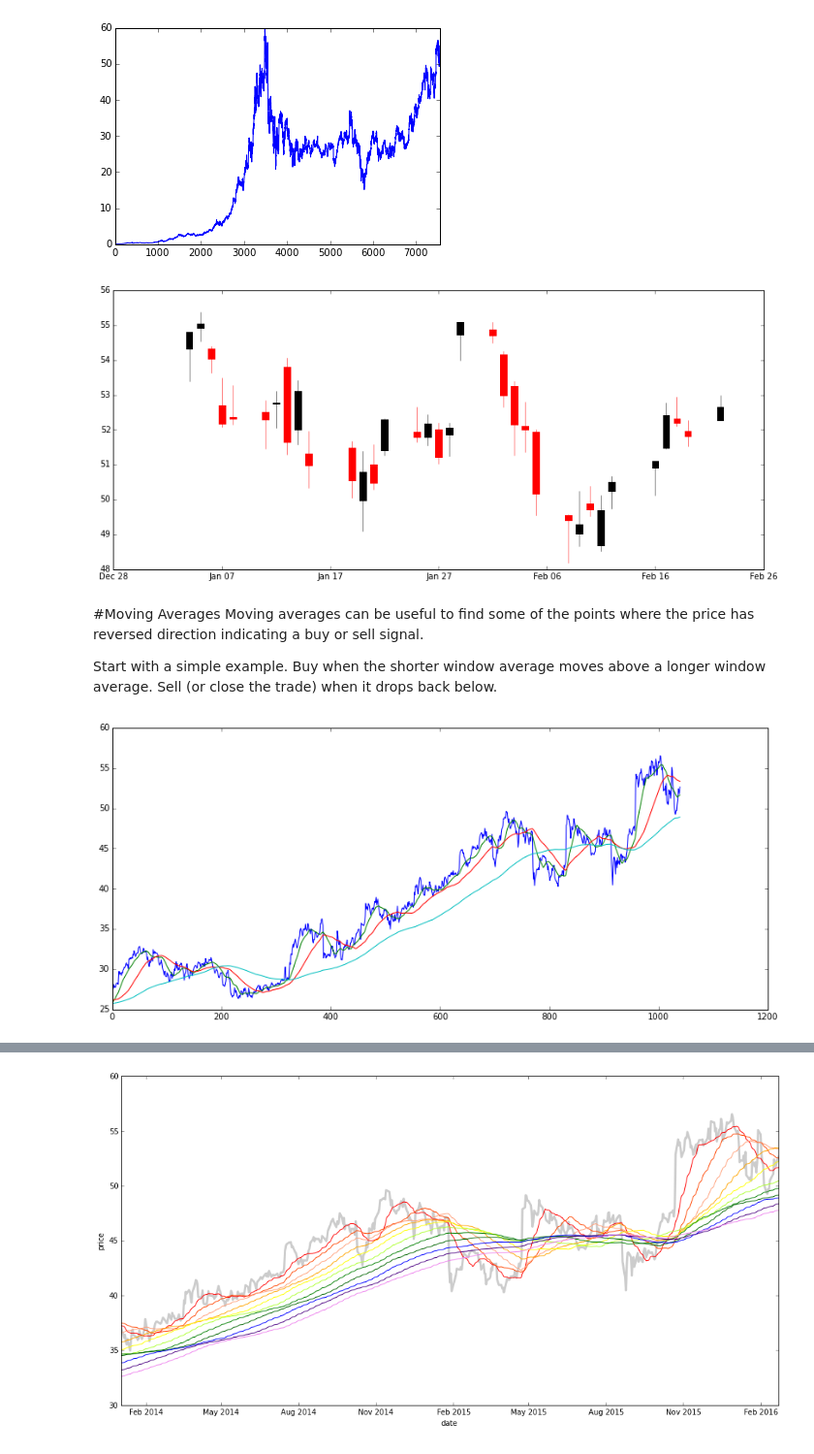
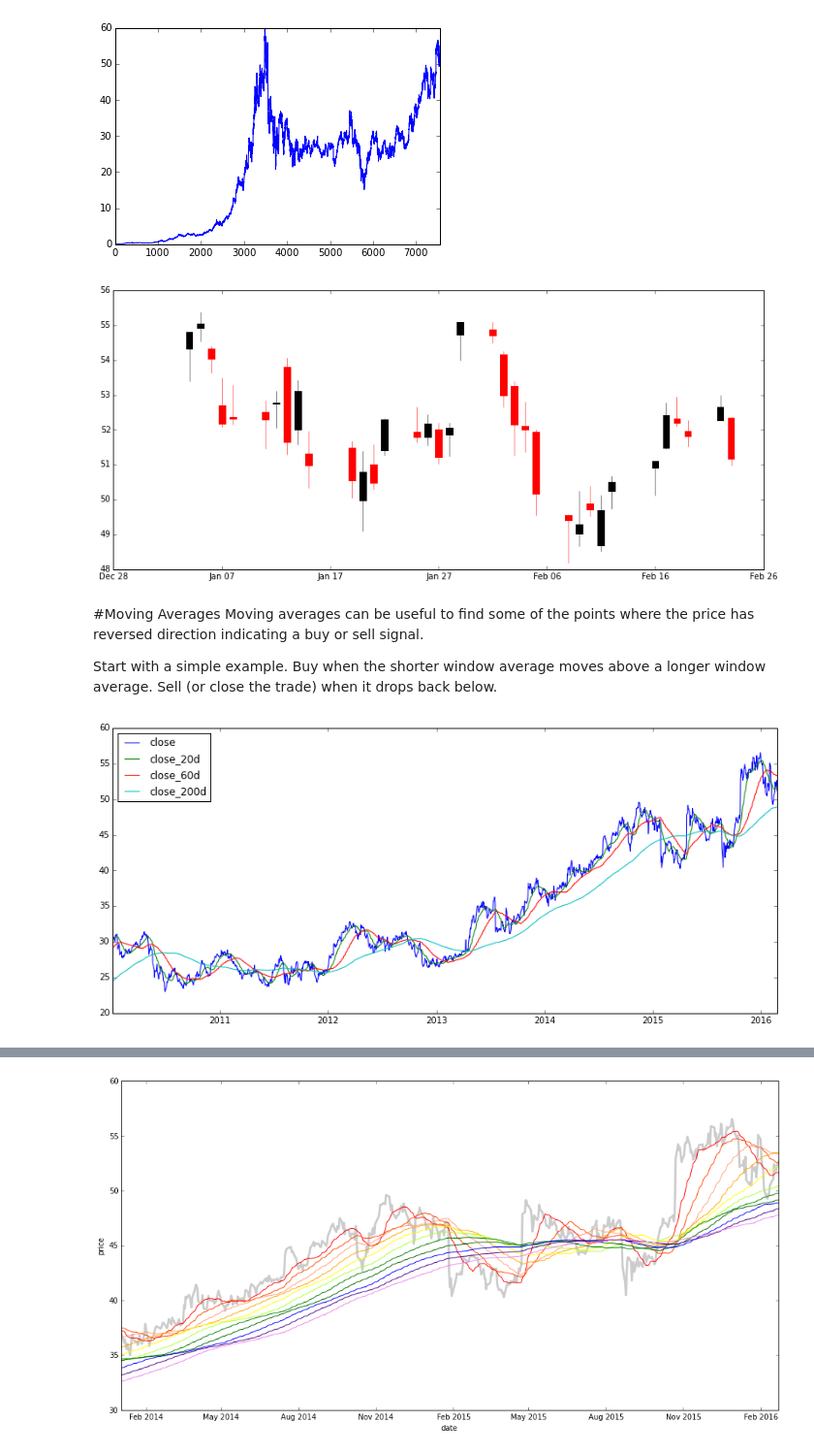
Before and after one commit to davidkunio/Chipy-Technicals, a Jupyter notebook: TechnicalTrading.ipynb, the cells around one changed output, grey strips where cells are left out. Shown at 97% size. Cells and saved outputs as stored; diff of their text form; code cells hidden in the pictures.

```diff
--- a/TechnicalTrading.ipynb
+++ b/TechnicalTrading.ipynb
@@ -13,5 +13,5 @@ os.getcwd()
 'C:\\Apps\\Data\\Chipy'
 # %%
 #Start with a sample dataset - I'll change this to pull from github.
-msft = pd.read_csv('msft_daily_price.csv',parse_dates = ['DATADATE'])
-msft.columns = ['ticker','datadate','currency','adj_factor','prc_open','prc_close','prc_high','prc_low','shrs']
+data = pd.read_csv('daily_price.csv',parse_dates = ['DATADATE'])
+data.columns = ['ticker','datadate','currency','adj_factor','prc_open','prc_close','prc_high','prc_low','shrs']
@@ -27,0 +98,5 @@ msft.head()
+# %%
+#Dropping the index isn't required, but it helps pandas freak out less when you start doing stuff
+
+msft = data[data['ticker']=='msft'].reset_index(drop=True)
+msft.head()
@@ -65,12 +150,15 @@ ax = fig.add_subplot(111)
 ax.xaxis.set_major_formatter(formatter)
 
 plotdata = msft[msft['datadate'] >= '2016-01-01'][['datadate', 'open', 'close', 'high', 'low']]
+# Convert the datetime column - needed for matplotlib
 plotdata.datadate = pltdt.date2num(plotdata.datadate.dt.to_pydatetime())
+
+#Translate the pandas dataframe into a tuple for the plot
 plot_tuple = [tuple(x) for x in plotdata.to_records(index=False)]
 
 finplt.candlestick_ochl(ax,plot_tuple,width=0.6);
 # %% [output]
-[figure, old version]
+[figure, new version]
 # %% [markdown]
 #Moving Averages
 Moving averages can be useful to find some of the points where the price has reversed direction indicating a buy or sell signal.
@@ -79,14 +167,18 @@ Start with a simple example.  Buy when the shorter window average moves above a
 # %%
 #Add the 20 day, 60 day and 200 day moving average.
 msft['close_20d'] = pd.rolling_mean(msft['close'],20)
 msft['close_60d'] = pd.rolling_mean(msft['close'],60)
 msft['close_200d'] = pd.rolling_mean(msft['close'],200)
 
+plotdata = msft[msft['datadate'] >= '2010-01-01']
+
 #Plot
 avg_fig = plt.figure(figsize=(14,6))
-msft[msft['datadate'] >= '2012-01-01'][['close','close_20d','close_60d','close_200d']].plot();
+plt.plot(plotdata['datadate'],plotdata[['close','close_20d','close_60d','close_200d']])
+plt.legend(['close','close_20d','close_60d','close_200d'],loc=2)
+plt.show()
 # %% [output]
-[figure, old version]
+[figure, new version]
 # %% [markdown]
 ### Moving Average Strategies
 
```
Also changed, not shown: parts of 16 cells of this notebook, 2 other files.
